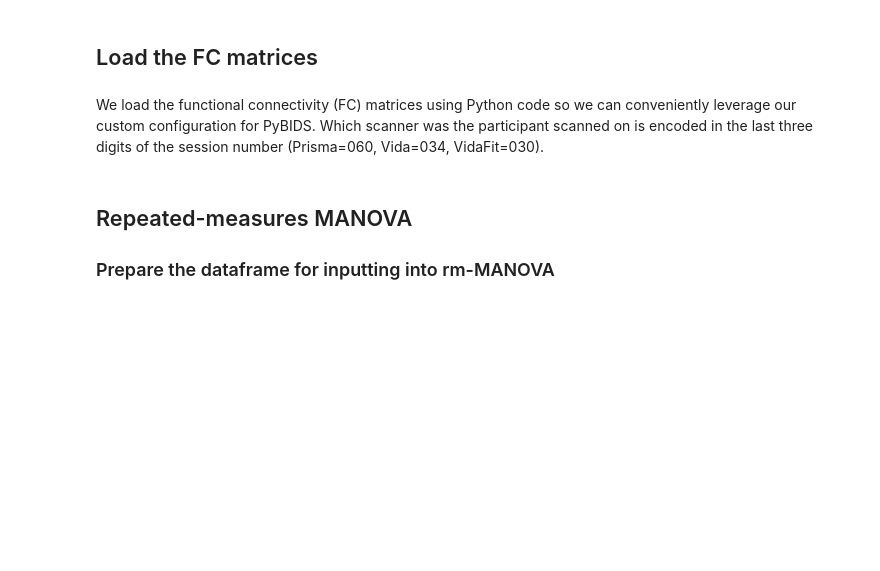
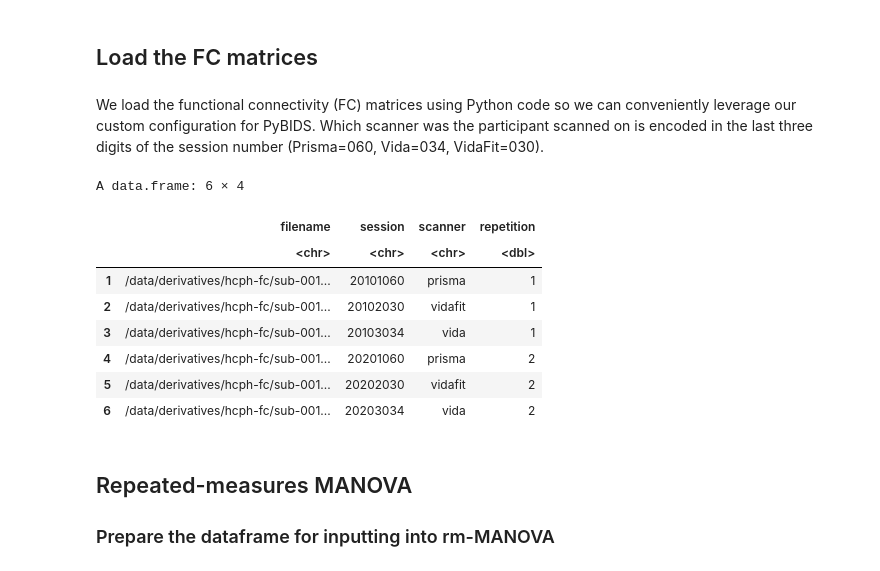
Before and after one commit to celprov/hcph-sops, a Jupyter notebook: docs/analysis/inter-scanner-variability.ipynb, the cells around one changed output. Saved outputs shown, nothing was run; the diff lists cells and outputs as text; code cells hidden in the pictures; blank space fills up the shorter version.

```diff
--- a/docs/analysis/inter-scanner-variability.ipynb
+++ b/docs/analysis/inter-scanner-variability.ipynb
@@ -74,6 +74,17 @@ df_fc["repetition"] = df_fc["session"].str[1:3].astype(int)
 # %%
 # Load the panda DataFrame into R
 df_fc <- as.data.frame(py$df_fc)
+head(df_fc)
+# %% [output]
+A data.frame: 6 × 4
+|  | filename | session | scanner | repetition |
+|  | <chr> | <chr> | <chr> | <dbl> |
+| 1 | /data/derivatives/hcph-fc/sub-001... | 20101060 | prisma | 1 |
+| 2 | /data/derivatives/hcph-fc/sub-001... | 20102030 | vidafit | 1 |
+| 3 | /data/derivatives/hcph-fc/sub-001... | 20103034 | vida | 1 |
+| 4 | /data/derivatives/hcph-fc/sub-001... | 20201060 | prisma | 2 |
+| 5 | /data/derivatives/hcph-fc/sub-001... | 20202030 | vidafit | 2 |
+| 6 | /data/derivatives/hcph-fc/sub-001... | 20203034 | vida | 2 |
 # %% [markdown]
 ## Repeated-measures MANOVA
 ### Prepare the dataframe for inputting into rm-MANOVA
```
Also changed, not shown: parts of 4 cells of this notebook.
